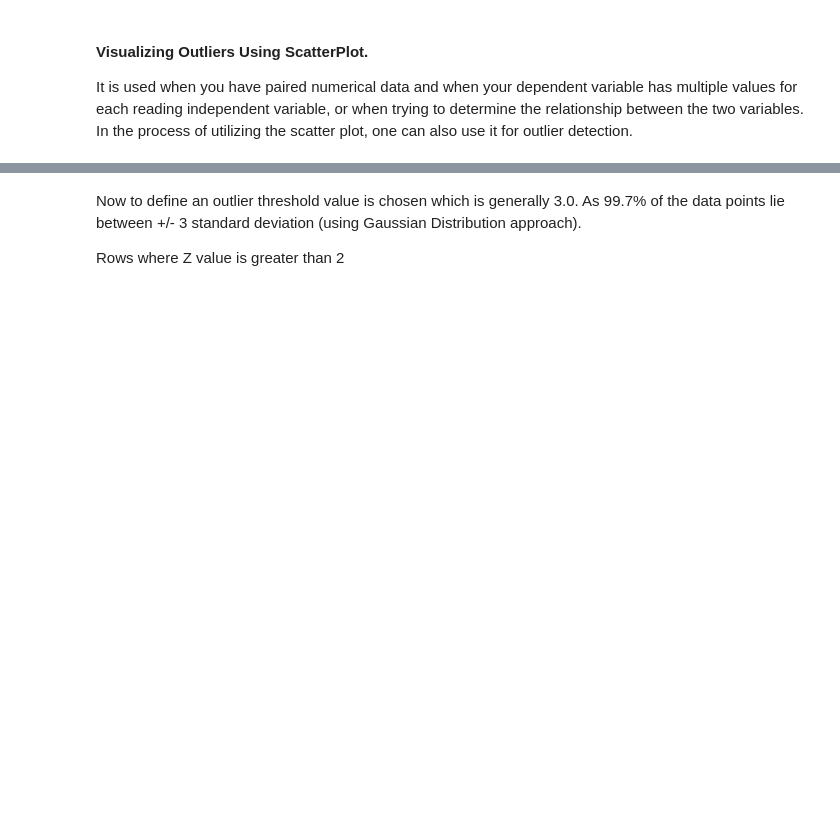
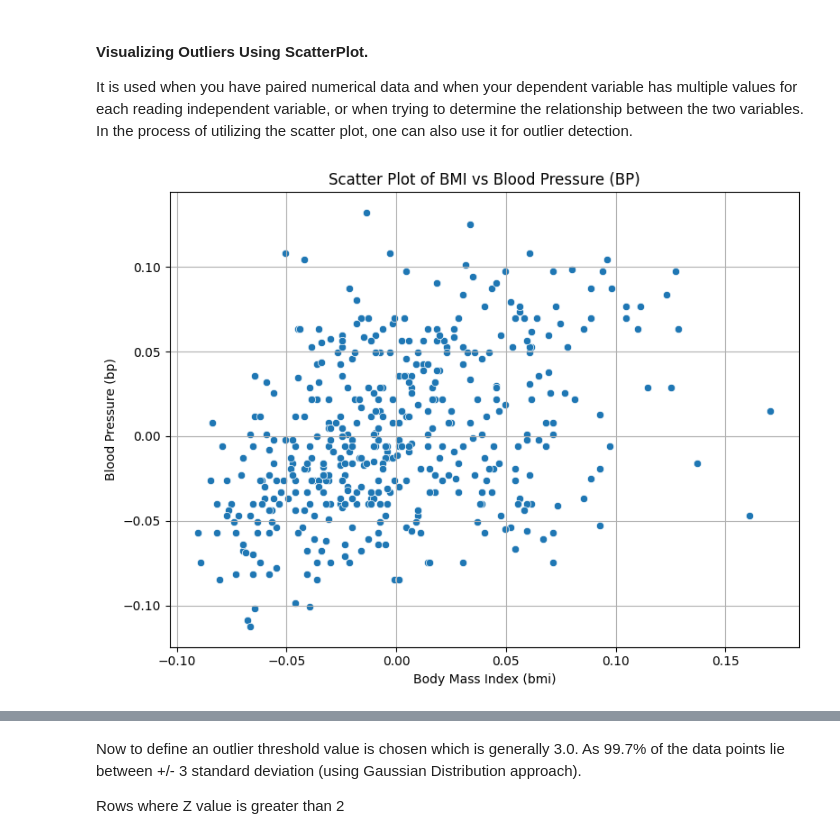
Before and after one commit to HaysamAmin/MLPLab4, a Jupyter notebook: week5Lab_Students.ipynb, the cells around one changed output, grey strips where cells are left out. Drawn from its saved outputs; the diff is of its cells as text; code cells hidden in the pictures; blank space fills up the shorter version.

```diff
--- a/week5Lab_Students.ipynb
+++ b/week5Lab_Students.ipynb
@@ -737,6 +805,22 @@ It captures the summary of the data effectively and efficiently with only a simp
 #### Visualizing Outliers Using ScatterPlot.
 
 It is used when you have paired numerical data and when your dependent variable has multiple values for each reading independent variable, or when trying to determine the relationship between the two variables. In the process of utilizing the scatter plot, one can also use it for outlier detection.
+# %%
+# Scatter plot: BMI vs BP
+plt.figure(figsize=(8, 6))
+sns.scatterplot(x='bmi', y='bp', data=df_diabetics)
+
+# Add title and labels
+plt.title("Scatter Plot of BMI vs Blood Pressure (BP)")
+plt.xlabel("Body Mass Index (bmi)")
+plt.ylabel("Blood Pressure (bp)")
+plt.grid(True)
+
+# Show plot
+plt.tight_layout()
+plt.show()
+# %% [output]
+[figure, added]
 # %% [markdown]
 #### Z-Score:
 Z- Score is also called a standard score. This value/score helps to understand that how far is the data point from the mean. And after setting up a threshold value one can utilize z score values of data points to define the outliers.
```
Also changed, not shown: parts of 15 cells of this notebook, 3 other files.
